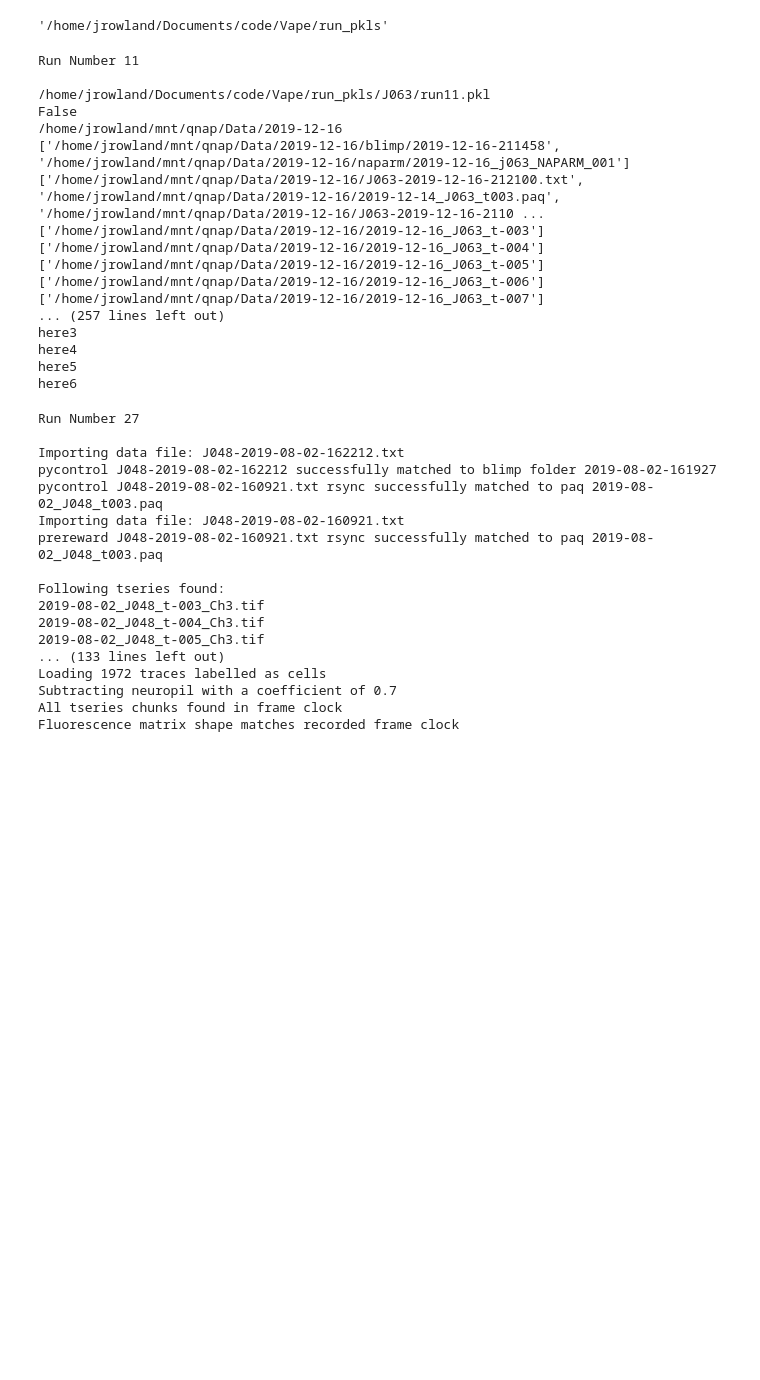
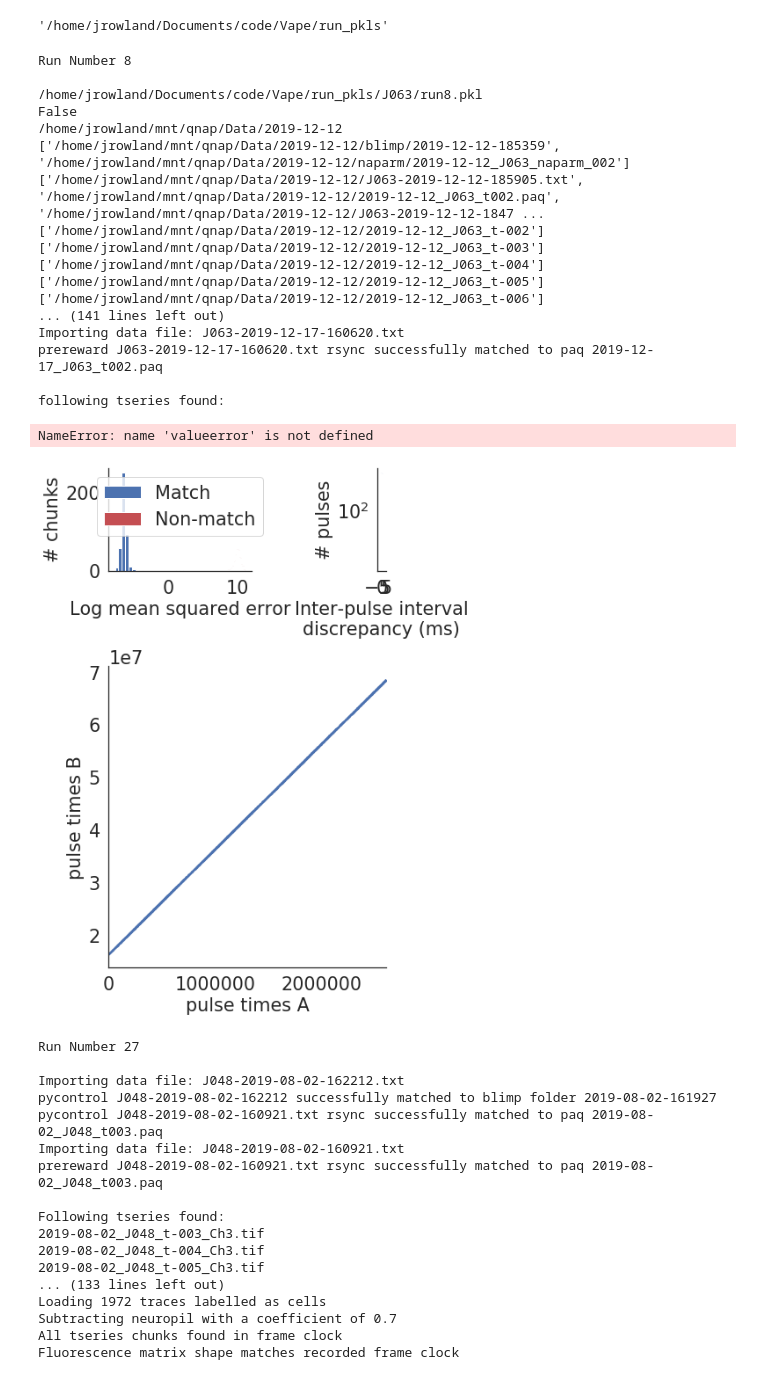
Before and after one commit to Packer-Lab/Vape, a Jupyter notebook: jupyter/preprocessing/cacher.ipynb, the cells around one changed output. Saved outputs shown, nothing was run; the diff lists cells and outputs as text; code cells hidden in the pictures; blank space fills up the shorter version.

```diff
--- a/jupyter/preprocessing/cacher.ipynb
+++ b/jupyter/preprocessing/cacher.ipynb
@@ -17,30 +17,31 @@ pkl_path
 # %% [output]
 '/home/jrowland/Documents/code/Vape/run_pkls'
 # %%
-# J048 run28 has an unexplained offset in some of the 150 cell trials
 mouse_id = 'J063'
-run_numbers = [11]
+run_numbers = [8,9,10,11,12,13,14]
 for run_number in run_numbers:
 
     cprint('\n\nRun Number {}\n'.format(run_number), attrs=['bold'])
 
     cacher.main(mouse_id, run_number, pkl_path,
-                reprocess=True, reload=False, do_s2p=True, do_flu_preprocess=True)
+                reprocess=True, reload=False, do_s2p=False, do_flu_preprocess=False)
 # %% [output]
-Run Number 11
+Run Number 8
 
-/home/jrowland/Documents/code/Vape/run_pkls/J063/run11.pkl
+/home/jrowland/Documents/code/Vape/run_pkls/J063/run8.pkl
 False
-/home/jrowland/mnt/qnap/Data/2019-12-16
-['/home/jrowland/mnt/qnap/Data/2019-12-16/blimp/2019-12-16-211458', '/home/jrowland/mnt/qnap/Data/2019-12-16/naparm/2019-12-16_j063_NAPARM_001']
-['/home/jrowland/mnt/qnap/Data/2019-12-16/J063-2019-12-16-212100.txt', '/home/jrowland/mnt/qnap/Data/2019-12-16/2019-12-14_J063_t003.paq', '/home/jrowland/mnt/qnap/Data/2019-12-16/J063-2019-12-16-2110 ...
-['/home/jrowland/mnt/qnap/Data/2019-12-16/2019-12-16_J063_t-003']
-['/home/jrowland/mnt/qnap/Data/2019-12-16/2019-12-16_J063_t-004']
-['/home/jrowland/mnt/qnap/Data/2019-12-16/2019-12-16_J063_t-005']
-['/home/jrowland/mnt/qnap/Data/2019-12-16/2019-12-16_J063_t-006']
-['/home/jrowland/mnt/qnap/Data/2019-12-16/2019-12-16_J063_t-007']
-... (257 lines left out)
-here3
-here4
-here5
-here6
+/home/jrowland/mnt/qnap/Data/2019-12-12
+['/home/jrowland/mnt/qnap/Data/2019-12-12/blimp/2019-12-12-185359', '/home/jrowland/mnt/qnap/Data/2019-12-12/naparm/2019-12-12_J063_naparm_002']
+['/home/jrowland/mnt/qnap/Data/2019-12-12/J063-2019-12-12-185905.txt', '/home/jrowland/mnt/qnap/Data/2019-12-12/2019-12-12_J063_t002.paq', '/home/jrowland/mnt/qnap/Data/2019-12-12/J063-2019-12-12-1847 ...
+['/home/jrowland/mnt/qnap/Data/2019-12-12/2019-12-12_J063_t-002']
+['/home/jrowland/mnt/qnap/Data/2019-12-12/2019-12-12_J063_t-003']
+['/home/jrowland/mnt/qnap/Data/2019-12-12/2019-12-12_J063_t-004']
+['/home/jrowland/mnt/qnap/Data/2019-12-12/2019-12-12_J063_t-005']
+['/home/jrowland/mnt/qnap/Data/2019-12-12/2019-12-12_J063_t-006']
+... (141 lines left out)
+Importing data file: J063-2019-12-17-160620.txt
+prereward J063-2019-12-17-160620.txt rsync successfully matched to paq 2019-12-17_J063_t002.paq
+
+following tseries found:
+NameError: name 'valueerror' is not defined
+[figure, added]
```
Also changed, not shown: parts of 2 cells of this notebook, 9 other files.
